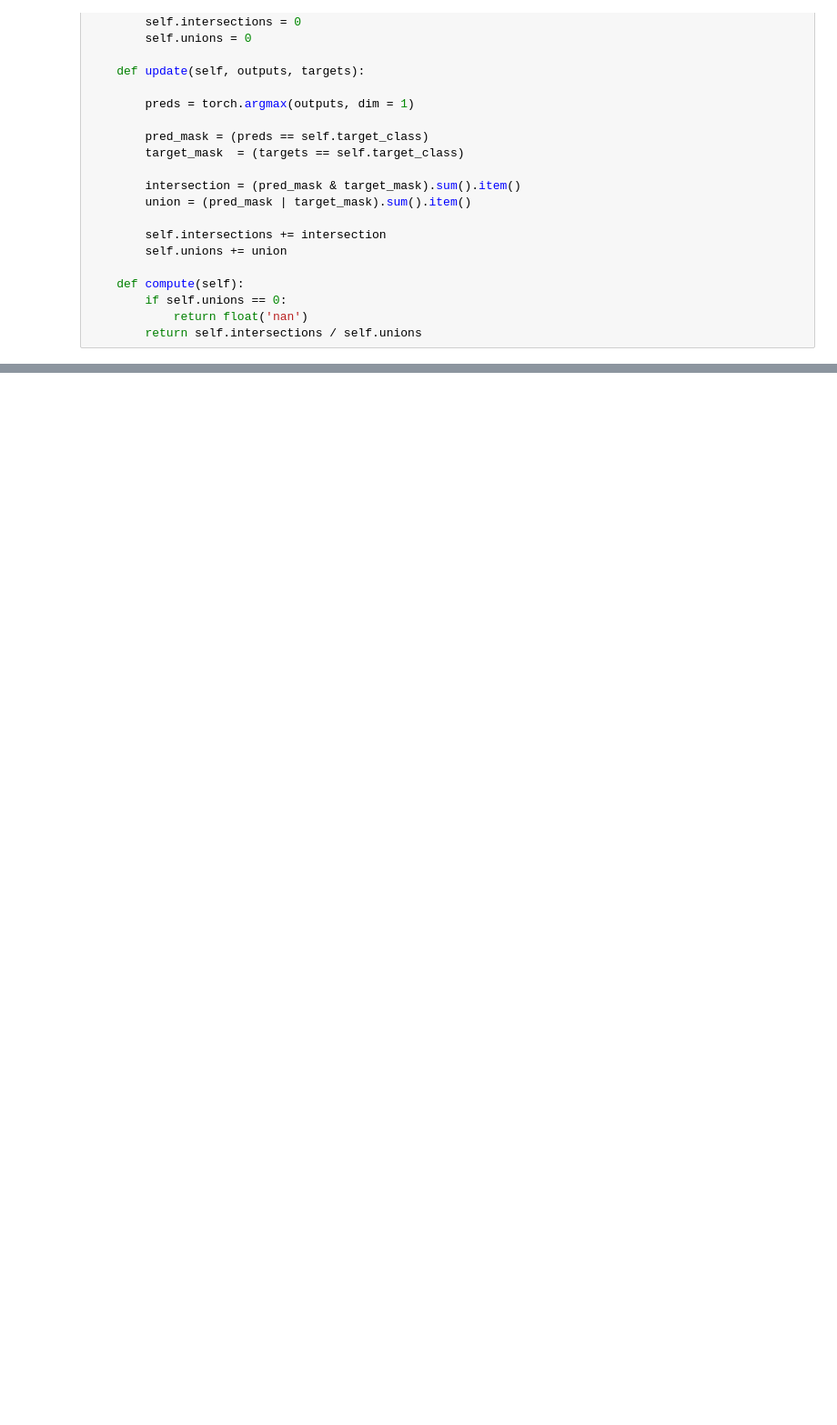
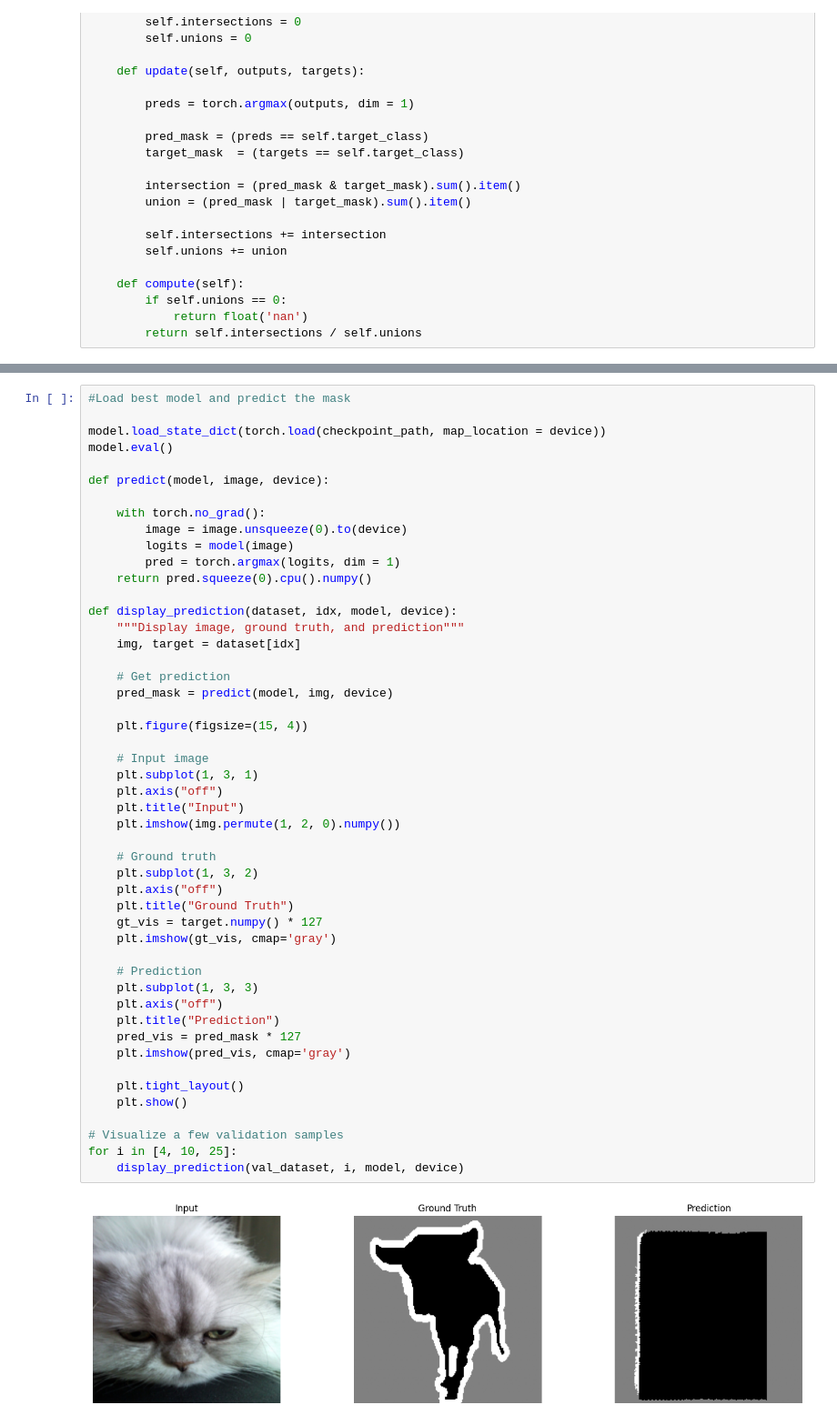
Before and after one commit to Rijan-Joshi/SAM, a Jupyter notebook: custom_image_segmentation.ipynb, the cells around one changed output, grey strips where cells are left out. Shown at 91% size. Cells and saved outputs as stored; diff of their text form; blank space fills up the shorter version.

```diff
--- a/custom_image_segmentation.ipynb
+++ b/custom_image_segmentation.ipynb
@@ -371,0 +418,51 @@ NameError: name 'pred' is not defined
+# %%
+#Load best model and predict the mask
+
+model.load_state_dict(torch.load(checkpoint_path, map_location = device))
+model.eval()
+
+def predict(model, image, device):
+
+    with torch.no_grad():
+        image = image.unsqueeze(0).to(device)
+        logits = model(image)
+        pred = torch.argmax(logits, dim = 1)
+    return pred.squeeze(0).cpu().numpy()
+
+def display_prediction(dataset, idx, model, device):
+    """Display image, ground truth, and prediction"""
+    img, target = dataset[idx]
+
+    # Get prediction
+    pred_mask = predict(model, img, device)
+
+    plt.figure(figsize=(15, 4))
+
+    # Input image
+    plt.subplot(1, 3, 1)
+    plt.axis("off")
+    plt.title("Input")
+    plt.imshow(img.permute(1, 2, 0).numpy())
+
+    # Ground truth
+    plt.subplot(1, 3, 2)
+    plt.axis("off")
+    plt.title("Ground Truth")
+    gt_vis = target.numpy() * 127
+    plt.imshow(gt_vis, cmap='gray')
+
+    # Prediction
+    plt.subplot(1, 3, 3)
+    plt.axis("off")
+    plt.title("Prediction")
+    pred_vis = pred_mask * 127
+    plt.imshow(pred_vis, cmap='gray')
+
+    plt.tight_layout()
+    plt.show()
+
+# Visualize a few validation samples
+for i in [4, 10, 25]:
+    display_prediction(val_dataset, i, model, device)
+# %% [output]
+[figure, added]
```
Also changed, not shown: parts of 6 cells of this notebook, 2 other files.
